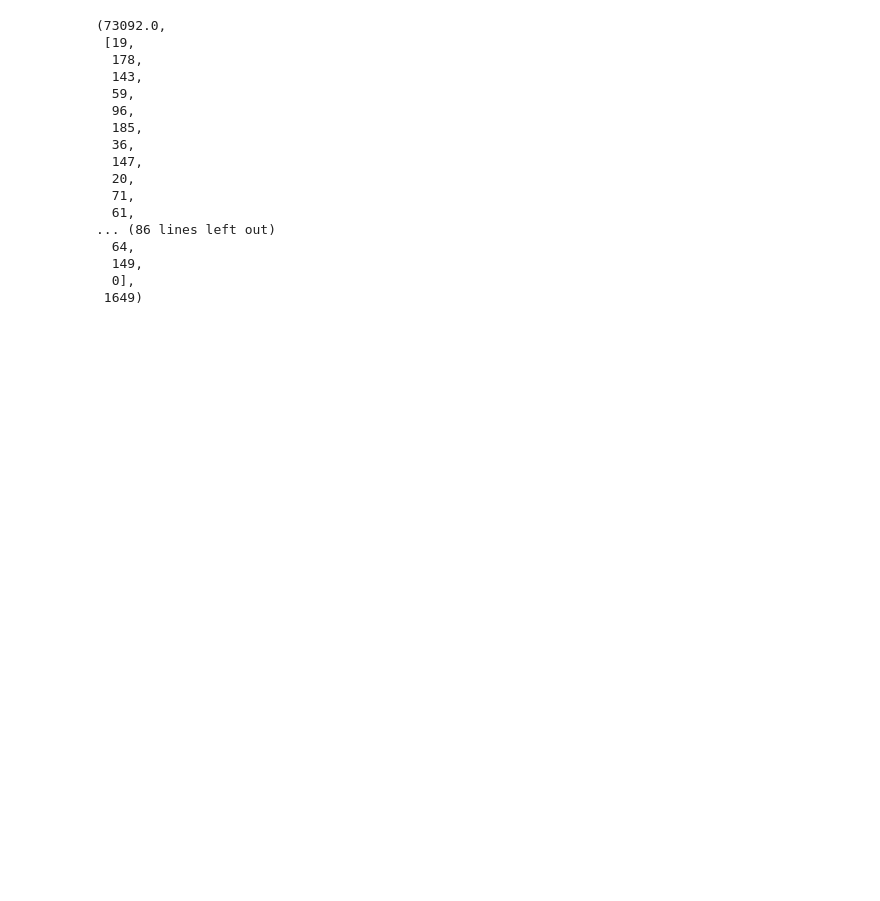
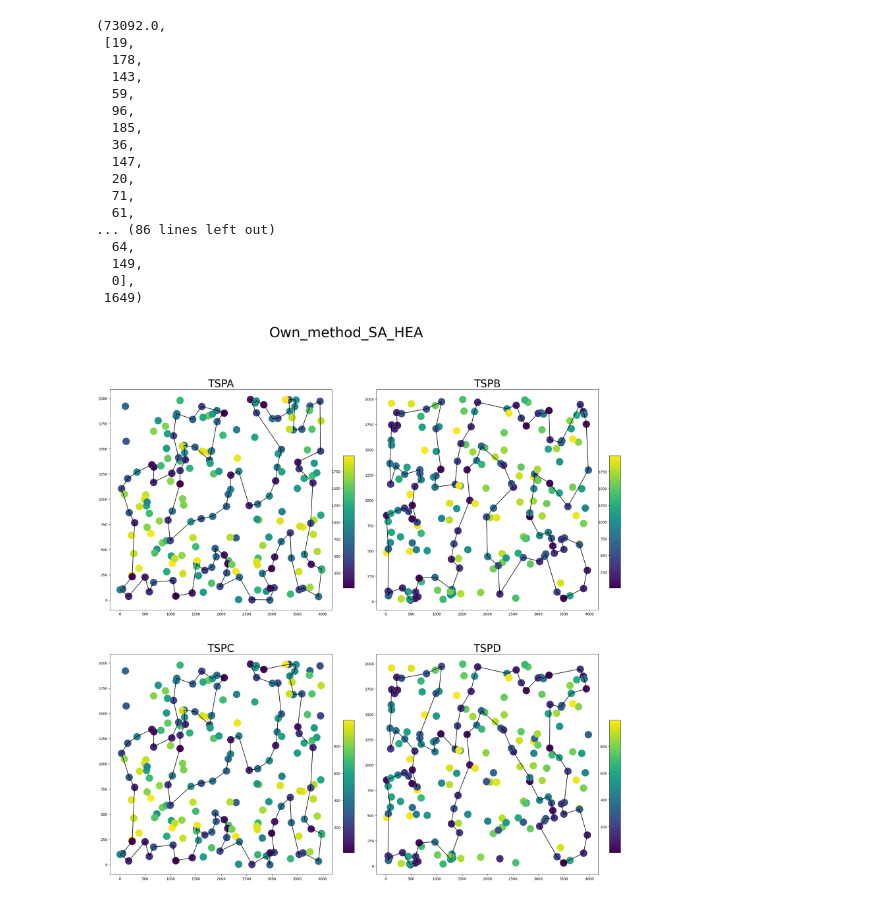
Before and after one commit to aksenyuk/evolutionary-computation, a Jupyter notebook: own-method/own_method.ipynb, the cells around one changed output. Saved outputs shown, nothing was run; the diff lists cells and outputs as text; code cells hidden in the pictures; blank space fills up the shorter version.

```diff
--- a/own-method/own_method.ipynb
+++ b/own-method/own_method.ipynb
@@ -372,3 +372,93 @@ evol_algo('TSPA', 1250)
   149,
   0],
  1649)
+# %%
+best_solutions = {
+    'Own_method_SA_HEA': {
+        '../data/TSPA.csv': [111, 14, 80, 95, 169, 8, 26, 92, 48, 106, 160, 11, 152, 130, 119, 109, 189, 75, 174, 177, 1, 41, 199, 192, 43, 77, 4, 114, 91, 121, 50, 149, 0, 19, 178, 164, 159, 143, 59, 147, 116, 27, 96, 185, 64, 20, 71, 61, 163, 74, 113, 195, 53, 62, 32, 180, 81, 154, 144, 141, 87, 79, 194, 21, 171, 108, 15, 117, 22, 55, 36, 132, 128, 145, 76, 161, 153, 88, 127, 186, 45, 167, 101, 99, 135, 51, 112, 66, 6, 172, 156, 98, 190, 72, 12, 94, 42, 89, 73, 31],
+        '../data/TSPB.csv': [179, 121, 127, 24, 131, 103, 38, 101, 31, 197, 183, 34, 5, 2, 182, 163, 172, 95, 135, 198, 190, 19, 33, 29, 18, 16, 8, 63, 82, 115, 69, 53, 142, 130, 141, 148, 140, 174, 51, 70, 91, 156, 67, 158, 162, 150, 117, 196, 44, 71, 193, 119, 59, 166, 85, 114, 72, 58, 89, 129, 64, 159, 147, 181, 170, 189, 12, 107, 139, 52, 132, 185, 73, 61, 136, 79, 145, 157, 80, 153, 55, 88, 137, 37, 165, 36, 25, 134, 154, 112, 50, 99, 57, 0, 169, 66, 26, 92, 122, 143],
+        '../data/TSPC.csv': [20, 71, 61, 163, 74, 113, 195, 53, 62, 32, 180, 81, 154, 102, 144, 141, 87, 79, 194, 21, 171, 108, 15, 117, 22, 55, 36, 132, 128, 145, 76, 161, 153, 88, 127, 186, 45, 167, 101, 99, 135, 51, 5, 112, 72, 190, 66, 6, 172, 156, 98, 94, 42, 89, 12, 73, 31, 95, 169, 8, 26, 92, 48, 106, 160, 11, 152, 130, 119, 109, 189, 75, 1, 177, 41, 137, 199, 192, 43, 77, 4, 114, 91, 121, 50, 149, 0, 69, 19, 178, 164, 159, 143, 59, 147, 116, 27, 96, 185, 64],
+        '../data/TSPD.csv': [47, 170, 181, 147, 159, 64, 129, 89, 58, 171, 72, 114, 85, 166, 71, 44, 196, 117, 150, 162, 158, 67, 3, 156, 91, 70, 51, 174, 140, 148, 141, 130, 142, 53, 32, 113, 69, 115, 82, 63, 8, 16, 18, 29, 33, 19, 190, 198, 135, 169, 66, 26, 92, 122, 143, 179, 197, 183, 34, 31, 101, 38, 103, 131, 121, 127, 24, 50, 43, 99, 137, 37, 165, 123, 154, 134, 25, 36, 88, 55, 4, 153, 80, 157, 145, 79, 136, 61, 73, 185, 132, 52, 12, 107, 97, 139, 193, 119, 59, 189],
+    },
+    'Own_method_Ant': {
+        '../data/TSPA.csv': [76, 91, 121, 43, 50, 149, 0, 19, 178, 164, 181, 61, 71, 183, 163, 74, 113, 195, 53, 62, 32, 180, 6, 98, 190, 72, 12, 94, 89, 111, 14, 80, 8, 169, 95, 31, 112, 171, 117, 22, 55, 36, 128, 40, 37, 25, 20, 64, 185, 27, 147, 96, 59, 143, 159, 132, 108, 81, 154, 144, 141, 87, 79, 194, 21, 186, 45, 24, 66, 167, 101, 60, 174, 199, 137, 41, 177, 1, 75, 189, 152, 11, 119, 134, 135, 51, 26, 106, 48, 92, 130, 109, 175, 4, 77, 114, 161, 153, 88, 127],
+        '../data/TSPB.csv': [63, 84, 59, 119, 162, 156, 91, 70, 51, 174, 21, 196, 139, 107, 12, 8, 172, 95, 16, 189, 170, 181, 147, 159, 64, 89, 129, 71, 44, 117, 150, 158, 67, 114, 72, 85, 166, 192, 188, 140, 148, 130, 141, 2, 34, 31, 101, 38, 103, 131, 137, 55, 153, 80, 57, 0, 99, 122, 127, 121, 24, 50, 37, 165, 123, 154, 134, 25, 36, 88, 157, 145, 33, 29, 18, 52, 132, 185, 73, 61, 136, 19, 190, 198, 135, 169, 66, 92, 143, 179, 197, 183, 5, 182, 115, 53, 142, 113, 69, 82],
+        '../data/TSPC.csv': [88, 127, 186, 167, 101, 98, 66, 6, 141, 87, 144, 102, 154, 81, 131, 180, 32, 62, 53, 18, 67, 24, 190, 72, 12, 94, 42, 89, 73, 31, 80, 124, 8, 110, 169, 95, 135, 99, 175, 149, 0, 178, 19, 50, 2, 29, 83, 75, 189, 119, 48, 11, 152, 1, 41, 177, 174, 114, 91, 121, 4, 150, 199, 39, 192, 77, 43, 164, 159, 143, 147, 27, 96, 59, 37, 128, 132, 185, 64, 20, 71, 61, 163, 74, 113, 195, 22, 28, 157, 21, 79, 194, 171, 108, 15, 117, 55, 76, 161, 153],
+        '../data/TSPD.csv': [179, 128, 178, 144, 66, 169, 27, 92, 50, 152, 131, 103, 38, 24, 127, 43, 99, 37, 165, 154, 134, 25, 36, 88, 55, 4, 153, 137, 146, 80, 157, 145, 57, 0, 26, 197, 183, 34, 5, 2, 115, 69, 113, 53, 142, 130, 141, 148, 140, 67, 114, 64, 147, 159, 89, 129, 97, 107, 12, 132, 73, 136, 29, 18, 196, 117, 150, 158, 162, 44, 71, 59, 119, 193, 139, 84, 8, 63, 82, 40, 163, 182, 133, 135, 198, 190, 19, 33, 185, 47, 189, 109, 52, 65, 16, 172, 95, 122, 143, 121],
+    }
+}
+# %%
+instances = ('../data/TSPA.csv', '../data/TSPB.csv', '../data/TSPC.csv', '../data/TSPD.csv')
+
+# for instance in instances:
+#     fig, ax = plt.subplots(2, 2, figsize=(25, 25))
+#     ax = ax.flatten()
+#     idx = 0
+#     fig.suptitle(instance.replace('../data/', '').replace('.csv', ''), fontsize=40)
+
+#     df = pd.read_csv(instance, names=['x', 'y', 'cost'], sep=';')
+#     weights = df['cost']
+#     cmap = plt.cm.viridis
+#     norm = mcolors.Normalize(vmin=min(weights), vmax=max(weights))
+
+#     for algo in best_solutions:
+#         solution = best_solutions[algo][instance]
+#         for i in range(len(df)):
+#             x, y, cost = df.iloc[i]['x'], df.iloc[i]['y'], df.iloc[i]['cost']
+#             ax[idx].plot(x, y, "o", markersize=20, color=cmap(norm(cost)))
+#         for i in range(len(solution)-1):
+#             x, y, cost = df.iloc[solution[i]]['x'], df.iloc[solution[i]]['y'], df.iloc[solution[i]]['cost']
+#             x_next, y_next = df.iloc[solution[i+1]]['x'], df.iloc[solution[i+1]]['y']
+#             ax[idx].plot((x, x_next), (y, y_next), "-", color='black')
+#         x, y = df.iloc[solution[0]]['x'], df.iloc[solution[0]]['y']
+#         ax[idx].plot((x, x_next), (y, y_next), "-", color='black')
+
+#         axins = ax[idx].inset_axes([1.05, 0.1, 0.05, 0.6], transform=ax[idx].transAxes)
+#         gradient = np.linspace(0, 1, 256).reshape(-1, 1)
+
+#         axins.imshow(gradient, aspect='auto', cmap=cmap, origin='lower', extent=[0, 1, min(weights), max(weights)])
+#         axins.xaxis.set_visible(False)
+
+#         ax[idx].set_title(algo, fontsize=30)
+
+#         idx += 1
+
+#     # plt.savefig(f'''./plots/{instance.replace('../data/', '').replace('.csv', '')}.png''')
+#     plt.show()
+
+
+
+for algo in best_solutions:
+    fig, ax = plt.subplots(2, 2, figsize=(25, 25))
+    ax = ax.flatten()
+    idx = 0
+    fig.suptitle(algo, fontsize=40)
+    for instance in best_solutions[algo]:
+        solution = best_solutions[algo][instance]
+        df = pd.read_csv(instance, names=['x', 'y', 'cost'], sep=';')
+        weights = df['cost']
+        cmap = plt.cm.viridis
+        norm = mcolors.Normalize(vmin=min(weights), vmax=max(weights))
+        ax[idx].set_title(instance.replace('../data/', '').replace('.csv', ''), fontsize=30)
+        for i in range(len(df)):
+            x, y, cost = df.iloc[i]['x'], df.iloc[i]['y'], df.iloc[i]['cost']
+            ax[idx].plot(x, y, "o", markersize=20, color=cmap(norm(cost)))
+        for i in range(len(solution)-1):
+            x, y, cost = df.iloc[solution[i]]['x'], df.iloc[solution[i]]['y'], df.iloc[solution[i]]['cost']
+            x_next, y_next = df.iloc[solution[i+1]]['x'], df.iloc[solution[i+1]]['y']
+            ax[idx].plot((x, x_next), (y, y_next), "-", color='black')
+        x, y = df.iloc[solution[0]]['x'], df.iloc[solution[0]]['y']
+        ax[idx].plot((x, x_next), (y, y_next), "-", color='black')
+
+        axins = ax[idx].inset_axes([1.05, 0.1, 0.05, 0.6], transform=ax[idx].transAxes)
+        gradient = np.linspace(0, 1, 256).reshape(-1, 1)
+
+        axins.imshow(gradient, aspect='auto', cmap=cmap, origin='lower', extent=[0, 1, min(weights), max(weights)])
+        axins.xaxis.set_visible(False)
+
+        idx += 1
+
+    plt.savefig(f'./plots/{algo}.png')
+    plt.show()
+# %% [output]
+[figure, added]
```
Also changed, not shown: parts of 1 cell of this notebook, 18 other files.
